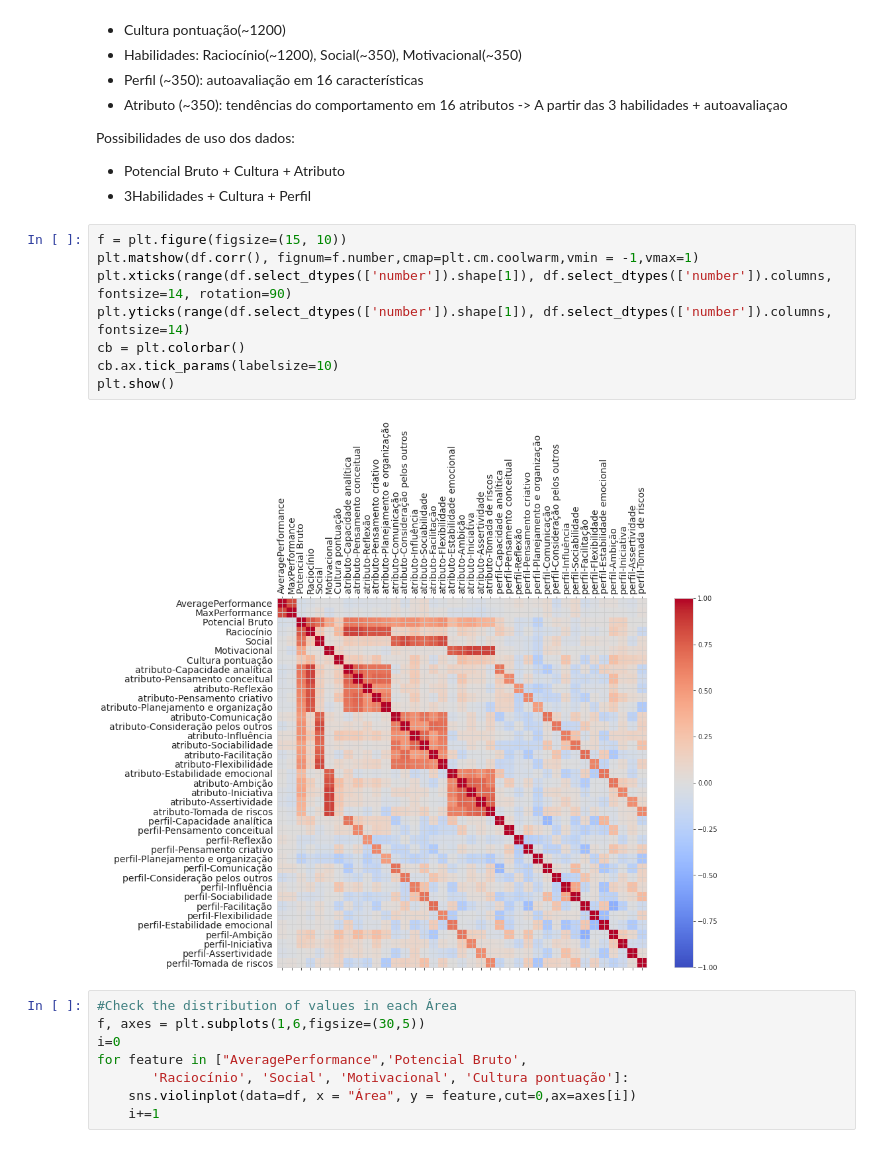
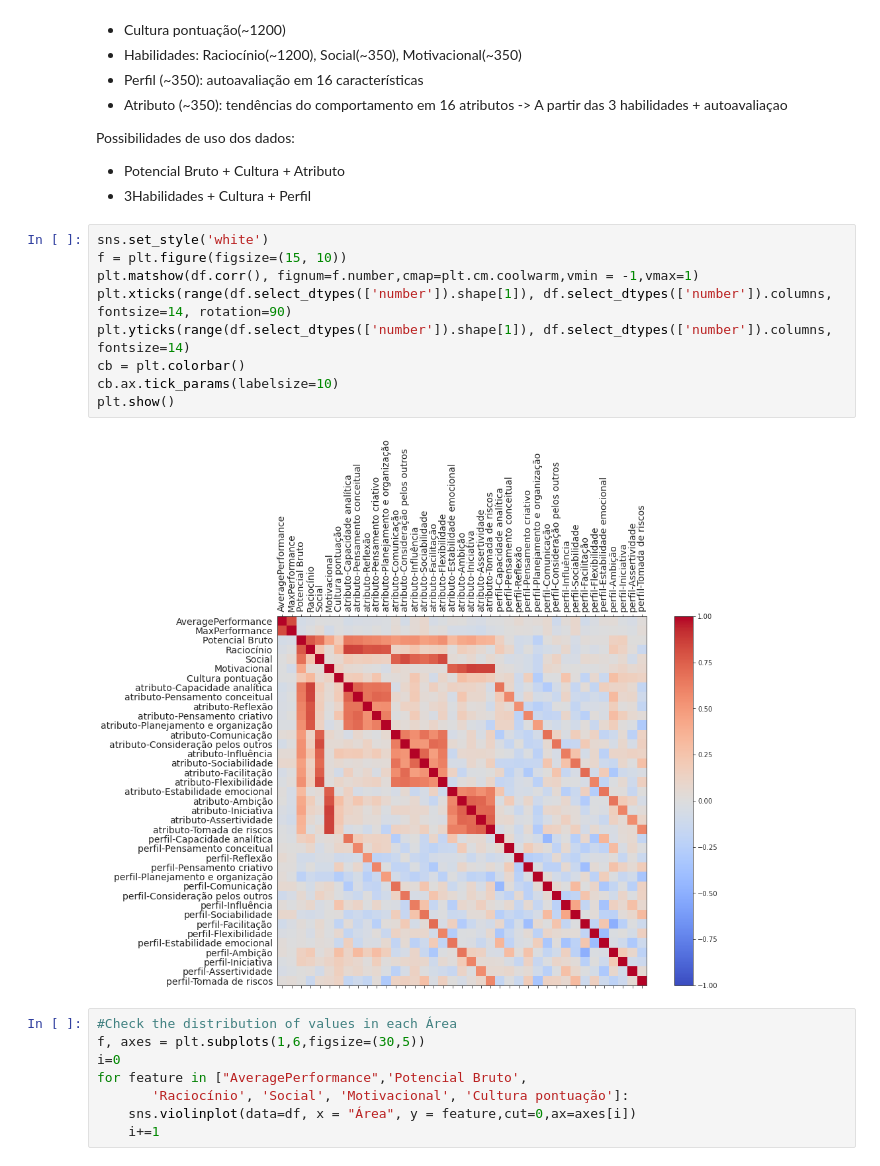
Before and after one commit to biagzi/data_science, a Jupyter notebook: case2_people_analytics/Presentation.ipynb, the cells around one changed output. Cells and saved outputs as stored; diff of their text form.

```diff
--- a/case2_people_analytics/Presentation.ipynb
+++ b/case2_people_analytics/Presentation.ipynb
@@ -198,15 +199,16 @@ Possibilidades de uso dos dados:
 - Potencial Bruto + Cultura + Atributo
 - 3Habilidades + Cultura + Perfil
 # %%
+sns.set_style('white')
 f = plt.figure(figsize=(15, 10))
 plt.matshow(df.corr(), fignum=f.number,cmap=plt.cm.coolwarm,vmin = -1,vmax=1)
 plt.xticks(range(df.select_dtypes(['number']).shape[1]), df.select_dtypes(['number']).columns, fontsize=14, rotation=90)
 plt.yticks(range(df.select_dtypes(['number']).shape[1]), df.select_dtypes(['number']).columns, fontsize=14)
 cb = plt.colorbar()
 cb.ax.tick_params(labelsize=10)
 plt.show()
 # %% [output]
-[figure, old version]
+[figure, new version]
 # %%
 #Check the distribution of values in each Área
 f, axes = plt.subplots(1,6,figsize=(30,5))
```
Also changed, not shown: parts of 17 cells of this notebook, 1 other file.
